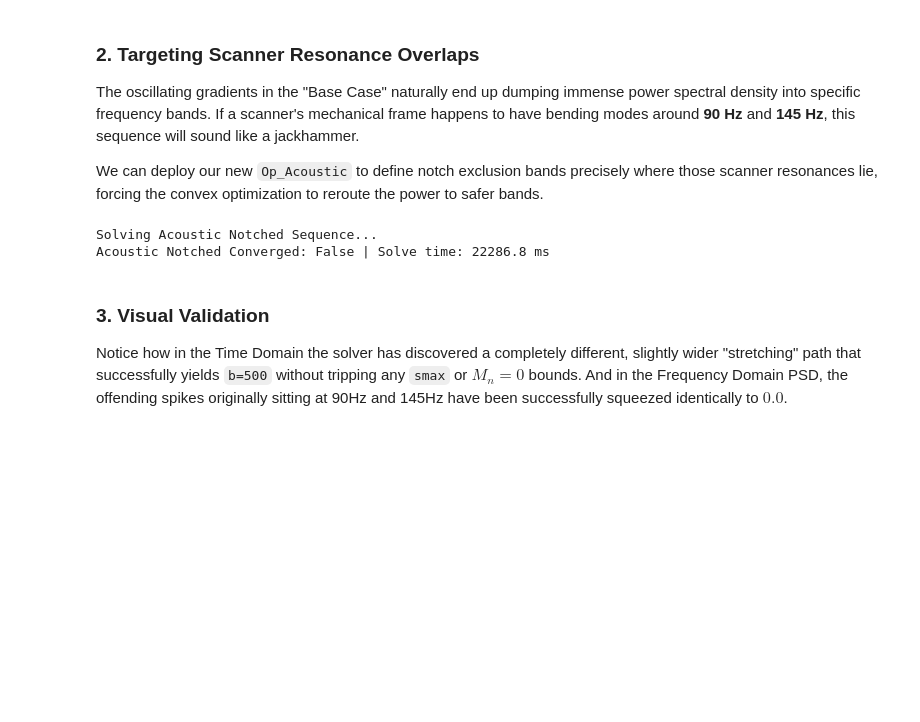
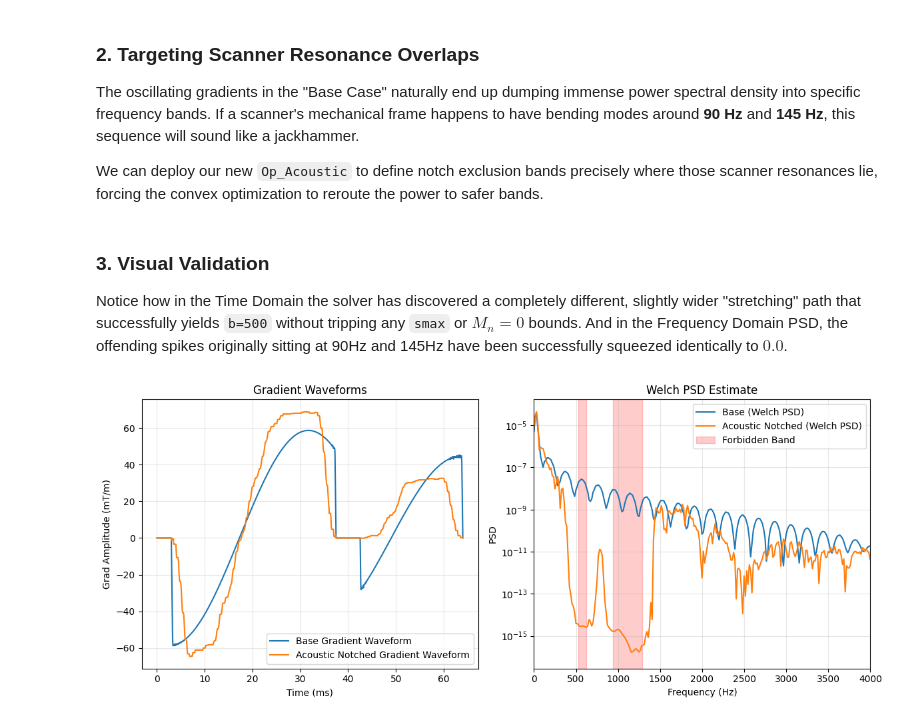
Before and after one commit to bughht/gropt-dev, a Jupyter notebook: examples/diffusion/acoustic_validation.ipynb, the cells around one changed output. Cells and saved outputs as stored; diff of their text form; code cells hidden in the pictures; blank space fills up the shorter version.

Commit message:
Updates transient band for the acoustic resonance frequency.

```diff
--- a/examples/diffusion/acoustic_validation.ipynb
+++ b/examples/diffusion/acoustic_validation.ipynb
@@ -29,7 +29,7 @@ Let's enforce a gradient with max limits, an exact target `B-value = 500 s/mm^2`
 gparams_base = gropt.GroptParams()
 
 # Realistic scan timing parameters (Increased TE to 90ms to allow physical convergence without M2)
-gparams_base.diff_init(dt=100e-6, TE=90e-3, T_90=3e-3, T_180=5e-3, T_readout=15e-3)
+gparams_base.diff_init(dt=40e-6, TE=80e-3, T_90=3e-3, T_180=5e-3, T_readout=16e-3)
 
 # Strict hardware limits
 gparams_base.add_gmax(0.2)           # 200 mT/m max gradient amplitude
@@ -41,14 +41,15 @@ gparams_base.add_moment(1, 0.0)      # M1 = 0 (Velocity/Flow compensation)
 # Removed M2 = 0 as it prevents valid solutions at these short TEs and causes solver chatter
 
 # Add Total Variation (TV) specifically to create a smooth base curve, minimizing noise
-gparams_base.add_TV(5e-4, 5.0)
+# gparams_base.add_TV(1e-4, 5)
+gparams_base.add_obj_identity(1e-1)
 
 # Target B-Value (500 s/mm^2)
-gparams_base.add_bvalue(1000, 1)
+gparams_base.add_bvalue(500, 1)
 
 print("Solving Base Oscillating Sequence...")
 start_t = timer()
-result_base = gropt.solve(gparams_base, max_iter=20000)
+result_base = gropt.solve(gparams_base, max_iter=5000)
 stop_t = timer()
 
 out_base = result_base.X
@@ -71,44 +72,60 @@ gparams_ac = gparams_base.clone()
 forbidden_frequencies = [f['frequency'] for f in forbidden_frequency]
 forbidden_bandwidths = [f['bandwidth'] for f in forbidden_frequency]
 
-gparams_ac.add_acoustic(forbidden_frequencies, forbidden_bandwidths, weight_mod=5.0)
+# Use a tapered band edge and a mild TV penalty to reduce time-domain ringing
+# while keeping the notch depth strong.
+gparams_ac.add_acoustic(forbidden_frequencies, forbidden_bandwidths, weight_mod=1.5, transition_hz=150.0)
+# gparams_ac.add_TV(2e-5, 10.0)
+
 
 print("Solving Acoustic Notched Sequence...")
 start_t = timer()
-result_ac = gropt.solve(gparams_ac, max_iter=20000)
+# Increased max_iter significantly to allow the ADMM/OSQP solver to fully converge with the difficult acoustic constraints
+result_ac = gropt.solve(gparams_ac, max_iter=25000)
 stop_t = timer()
 
 out_ac = result_ac.X
 print(f'Acoustic Notched Converged: {result_ac.converged} | Solve time: {1000*(stop_t-start_t):.1f} ms')
-# %% [output]
-Solving Acoustic Notched Sequence...
-Acoustic Notched Converged: False | Solve time: 22286.8 ms
 # %% [markdown]
 ### 3. Visual Validation
 Notice how in the Time Domain the solver has discovered a completely different, slightly wider "stretching" path that successfully yields `b=500` without tripping any `smax` or $M_n=0$ bounds. And in the Frequency Domain PSD, the offending spikes originally sitting at 90Hz and 145Hz have been successfully squeezed identically to $0.0$.
 # %%
 from scipy.signal import welch
 
 # Welch PSD estimation
 fs = 1.0 / gparams_base.dt
-nperseg = min(256, out_base.size)
+nperseg = min(4096, out_base.size)
 noverlap = nperseg // 2
 
 xf, psd_base = welch(out_base, fs=fs, window="hann", nperseg=nperseg, noverlap=noverlap, scaling="density")
 _, psd_ac = welch(out_ac, fs=fs, window="hann", nperseg=nperseg, noverlap=noverlap, scaling="density")
 
+tt_ms = np.arange(out_base.size) * gparams_base.dt * 1e3
+
+
 # Optional comparison plot
-plt.figure(figsize=(9, 5))
+plt.figure(figsize=(12, 5))
+plt.subplot(121)
+plt.plot(tt_ms, out_base*1000, label="Base Gradient Waveform", color="tab:blue")
+plt.plot(tt_ms, out_ac*1000, label="Acoustic Notched Gradient Waveform", color="tab:orange")
+plt.xlabel("Time (ms)")
+plt.ylabel("Grad Amplitude (mT/m)")
+plt.title("Gradient Waveforms")
+plt.grid(True, which="both", alpha=0.3)
+plt.legend()
+
+plt.subplot(122)
 plt.semilogy(xf, psd_base, label="Base (Welch PSD)", color="tab:blue")
 plt.semilogy(xf, psd_ac, label="Acoustic Notched (Welch PSD)", color="tab:orange")
 for idx, (f, bw) in enumerate(zip(forbidden_frequencies, forbidden_bandwidths)):
     plt.axvspan(f - bw / 2, f + bw / 2, alpha=0.2, color="red", label="Forbidden Band" if idx == 0 else None)
-
-plt.xlim(0, 2000)
+plt.xlim(0, 4000)
 plt.xlabel("Frequency (Hz)")
 plt.ylabel("PSD")
 plt.title("Welch PSD Estimate")
 plt.grid(True, which="both", alpha=0.3)
 plt.legend()
 plt.tight_layout()
 plt.show()
+# %% [output]
+[figure, added]
```
Also changed, not shown: parts of 2 cells of this notebook, 8 other files.
